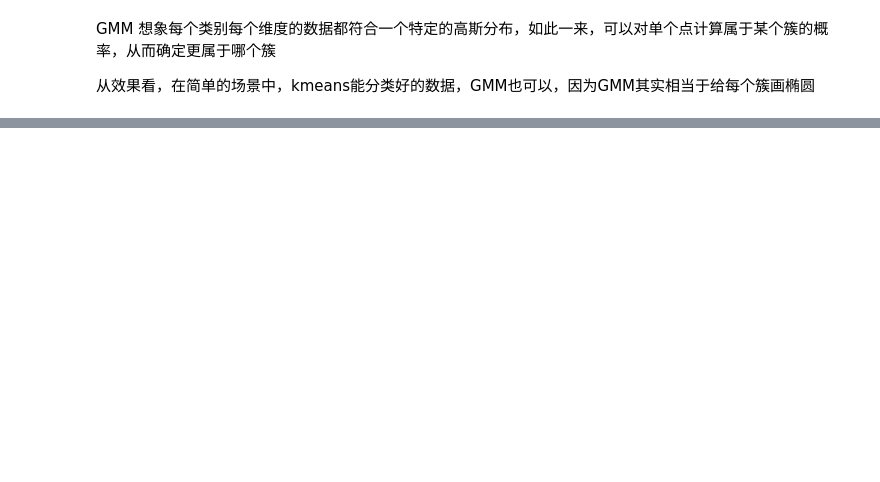
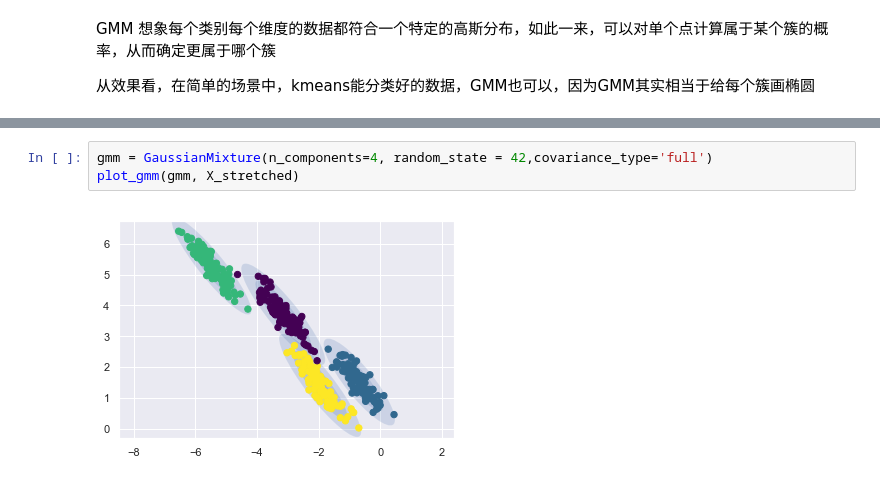
Before and after one commit to Vodka-Bu/PythonDataScienceHandbook, a Jupyter notebook: 5-LearningSklearn/12-GMM.ipynb, the cells around one changed output, grey strips where cells are left out. Saved outputs shown, nothing was run; the diff lists cells and outputs as text; blank space fills up the shorter version.

```diff
--- a/5-LearningSklearn/12-GMM.ipynb
+++ b/5-LearningSklearn/12-GMM.ipynb
@@ -89,0 +135,5 @@ plt.scatter(X[:, 0], X[:, 1], c = labels, cmap = 'viridis', s = size)
+# %%
+gmm = GaussianMixture(n_components=4, random_state = 42,covariance_type='full')
+plot_gmm(gmm, X_stretched)
+# %% [output]
+[figure, added]
```
Also changed, not shown: parts of 37 cells of this notebook.
